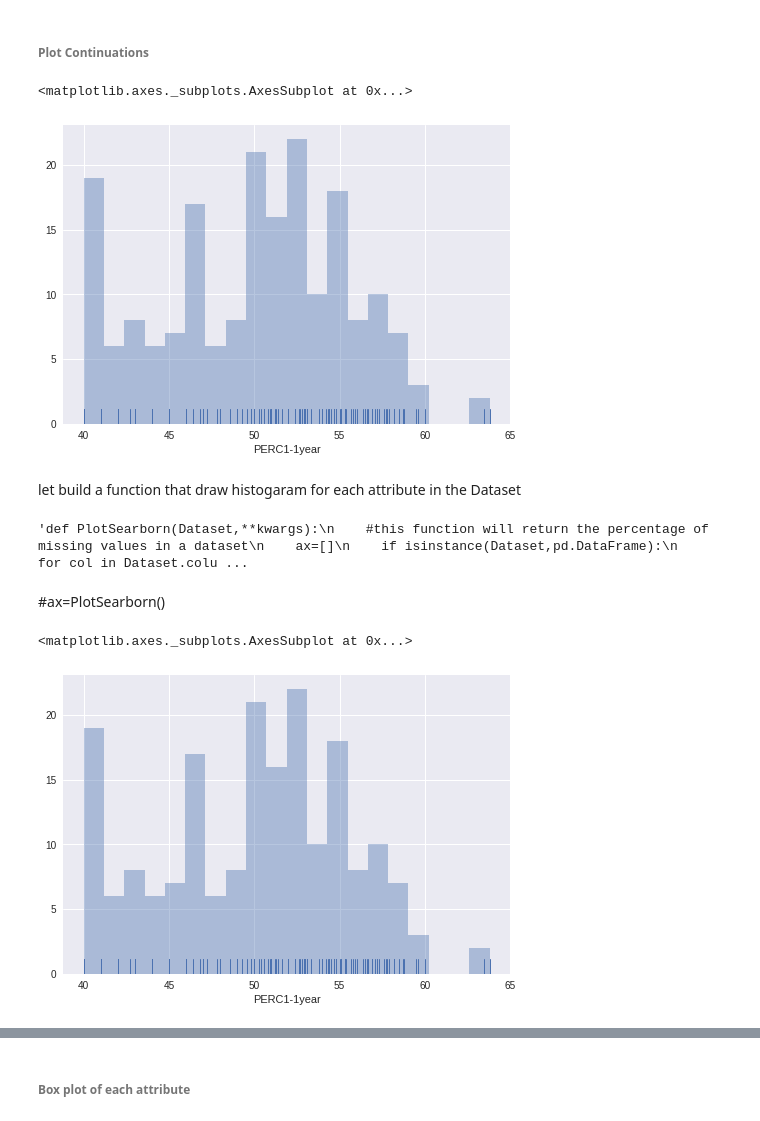
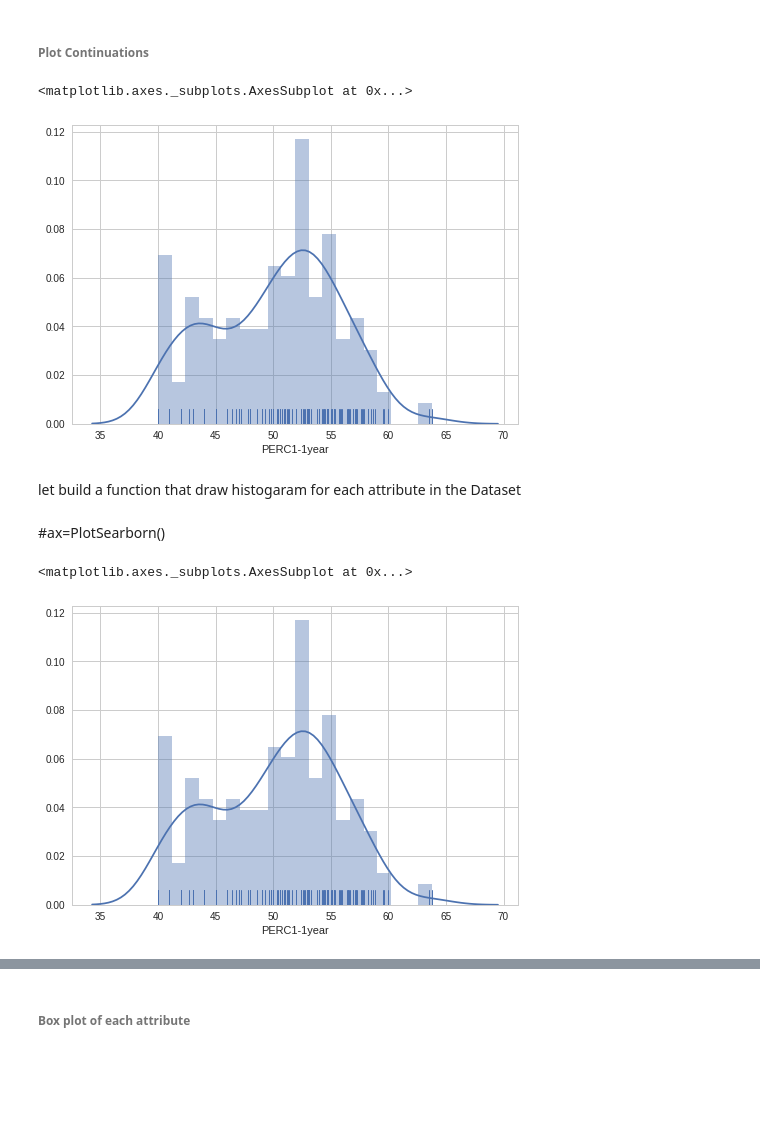
Before and after one commit to espoirMur/Student-Grade-Predictor, a Jupyter notebook: DataExploration and Preparatipn.ipynb, the cells around one changed output, grey strips where cells are left out. Drawn from its saved outputs; the diff is of its cells as text; code cells hidden in the pictures; blank space fills up the shorter version.

Commit message:
finish first approach of DataExploration

```diff
--- a/DataExploration and Preparatipn.ipynb
+++ b/DataExploration and Preparatipn.ipynb
@@ -331,29 +313,17 @@ Now we can see that we have filled all missing values ! let continue with plotti
 # %% [markdown]
 ###### Plot Continuations
 # %%
-sns.distplot(DatasetSMFCont['PERC1-1year'],kde=False, rug=True,bins=20)
+sns.distplot(DatasetSMFCont['PERC1-1year'], rug=True,bins=20)
 # %% [output]
 <matplotlib.axes._subplots.AxesSubplot at 0x...>
-[figure, old version]
+[figure, new version]
 # %% [markdown]
 let build a function that draw histogaram for each attribute in the Dataset
-# %%
-"""def PlotSearborn(Dataset,**kwargs):
-    #this function will return the percentage of missing values in a dataset
-    ax=[]
-    if isinstance(Dataset,pd.DataFrame):
-        for col in Dataset.columns:
-            sns.distplot(Dataset[col],kde=False, rug=True,bins=20)
-        return ax
-    else:
-        raise TypeError("can only be used with panda dataframe")"""
-# %% [output]
-'def PlotSearborn(Dataset,**kwargs):\n    #this function will return the percentage of missing values in a dataset\n    ax=[]\n    if isinstance(Dataset,pd.DataFrame):\n        for col in Dataset.colu ...
 # %% [markdown]
 #ax=PlotSearborn()
 # %%
-sns.distplot(DatasetSMFCont['PERC1-1year'],kde=False, rug=True,bins=20)
+sns.distplot(DatasetSMFCont['PERC1-1year'], rug=True,bins=20)
 # %% [output]
 <matplotlib.axes._subplots.AxesSubplot at 0x...>
-[figure, old version]
+[figure, new version]
 # %%
```
Also changed, not shown: parts of 175 cells of this notebook.
